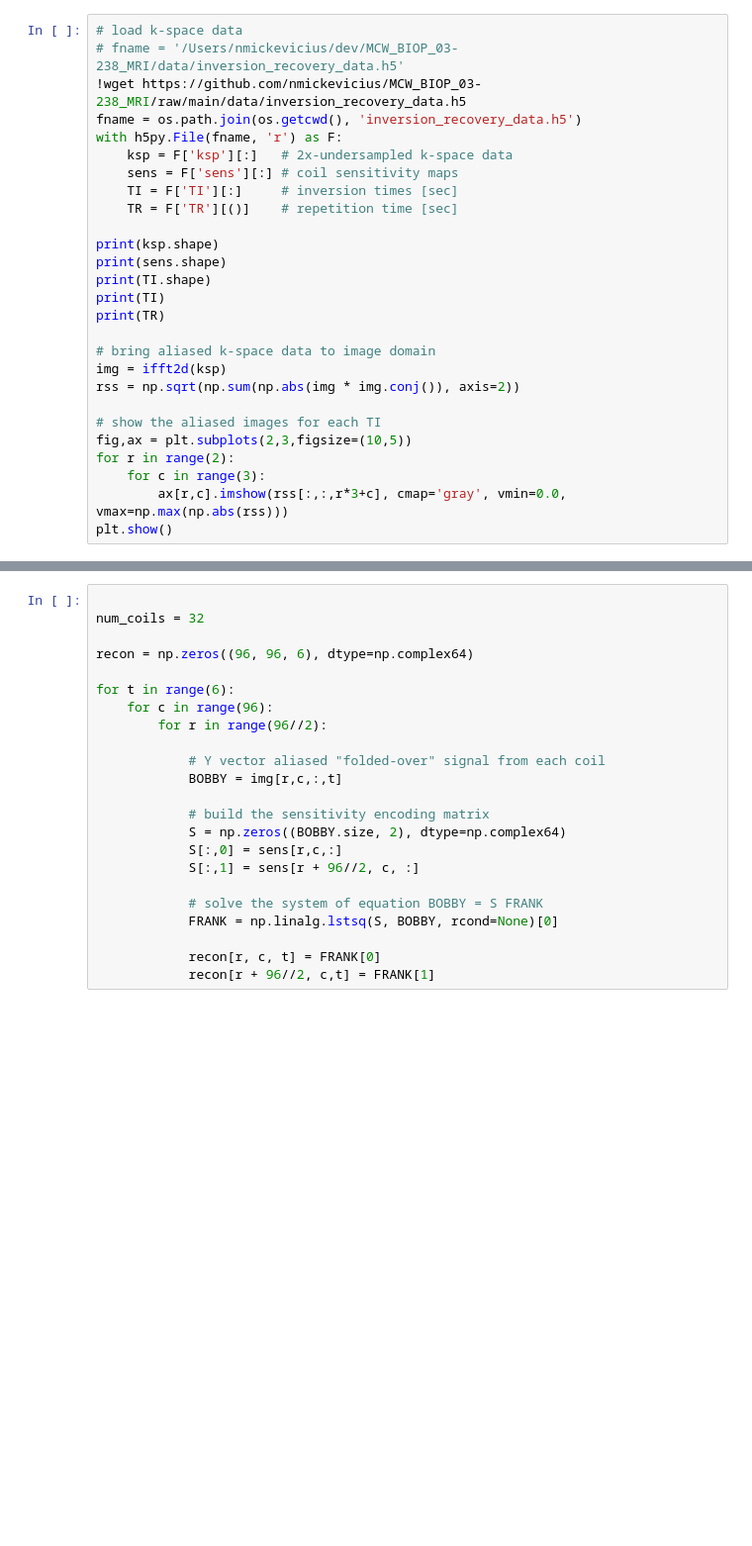
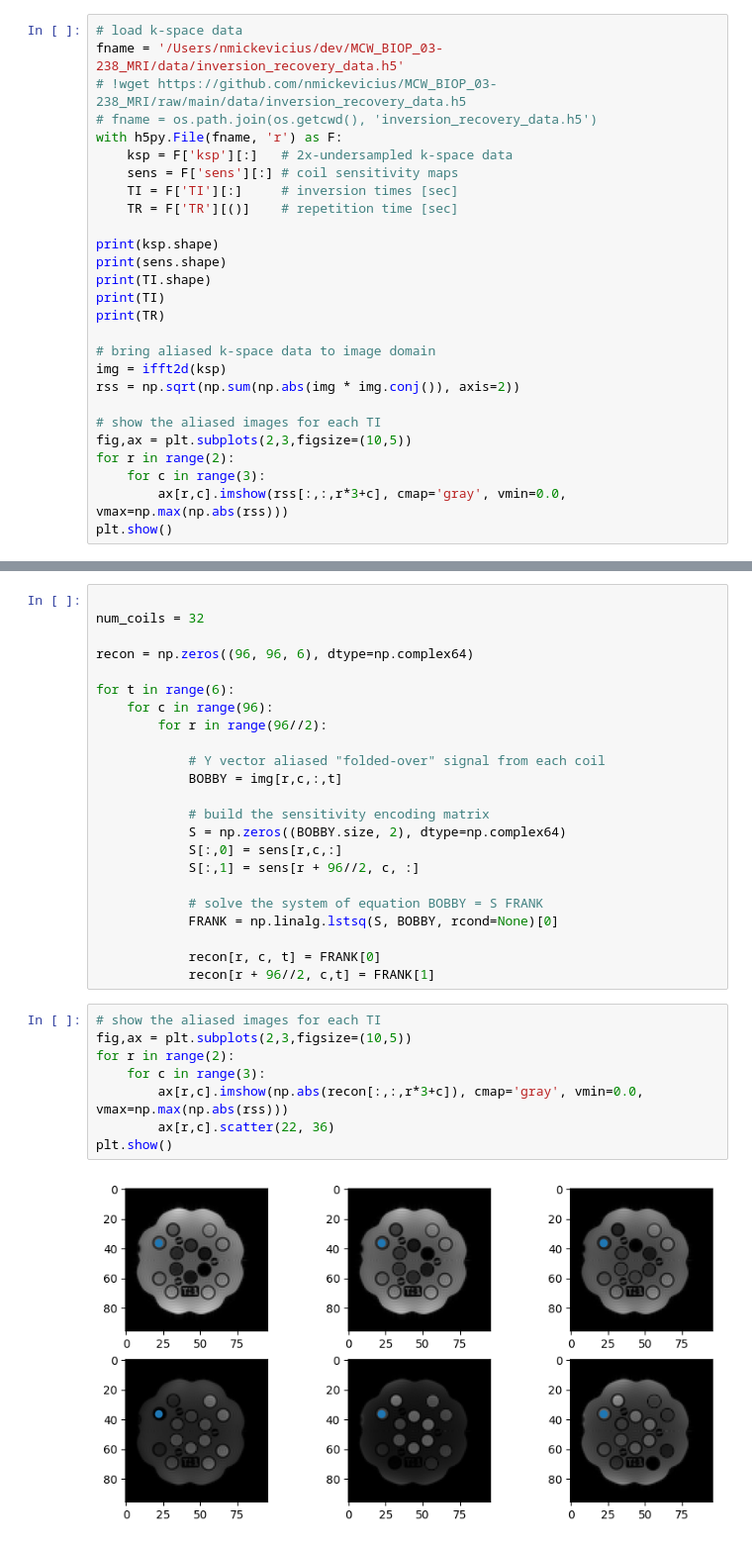
Before and after one commit to nmickevicius/MCW_BIOP_03-238_MRI, a Jupyter notebook: 21_reconstruct_inversion_recovery/reconstruct.ipynb, the cells around one changed output, grey strips where cells are left out. Shown at 99% size. Saved outputs shown, nothing was run; the diff lists cells and outputs as text; blank space fills up the shorter version.

```diff
--- a/21_reconstruct_inversion_recovery/reconstruct.ipynb
+++ b/21_reconstruct_inversion_recovery/reconstruct.ipynb
@@ -28,9 +28,9 @@ def ifft2d(inp, dim=(0,1)):
     return ifft1d(ifft1d(inp, dim[0]), dim[1])
 # %%
 # load k-space data
-# fname = '/Users/nmickevicius/dev/MCW_BIOP_03-238_MRI/data/inversion_recovery_data.h5'
-!wget https://github.com/nmickevicius/MCW_BIOP_03-238_MRI/raw/main/data/inversion_recovery_data.h5
-fname = os.path.join(os.getcwd(), 'inversion_recovery_data.h5')
+fname = '/Users/nmickevicius/dev/MCW_BIOP_03-238_MRI/data/inversion_recovery_data.h5'
+# !wget https://github.com/nmickevicius/MCW_BIOP_03-238_MRI/raw/main/data/inversion_recovery_data.h5
+# fname = os.path.join(os.getcwd(), 'inversion_recovery_data.h5')
 with h5py.File(fname, 'r') as F:
     ksp = F['ksp'][:]   # 2x-undersampled k-space data
     sens = F['sens'][:] # coil sensitivity maps
@@ -88,3 +88,13 @@ for t in range(6):
 
             recon[r, c, t] = FRANK[0]
             recon[r + 96//2, c,t] = FRANK[1]
+# %%
+# show the aliased images for each TI
+fig,ax = plt.subplots(2,3,figsize=(10,5))
+for r in range(2):
+    for c in range(3):
+        ax[r,c].imshow(np.abs(recon[:,:,r*3+c]), cmap='gray', vmin=0.0, vmax=np.max(np.abs(rss)))
+        ax[r,c].scatter(22, 36)
+plt.show()
+# %% [output]
+[figure, added]
```
Also changed, not shown: parts of 5 cells of this notebook, 1 other file.
